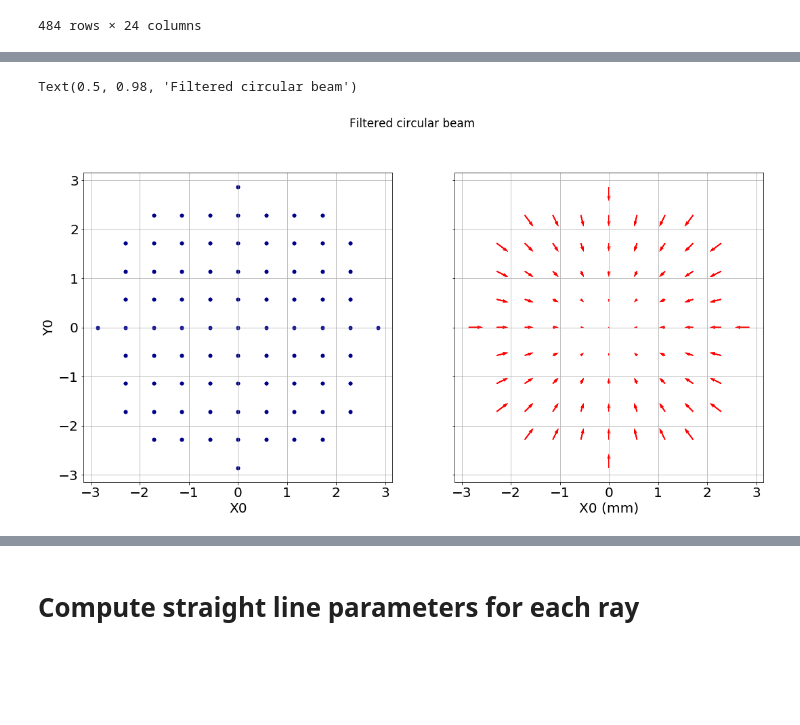
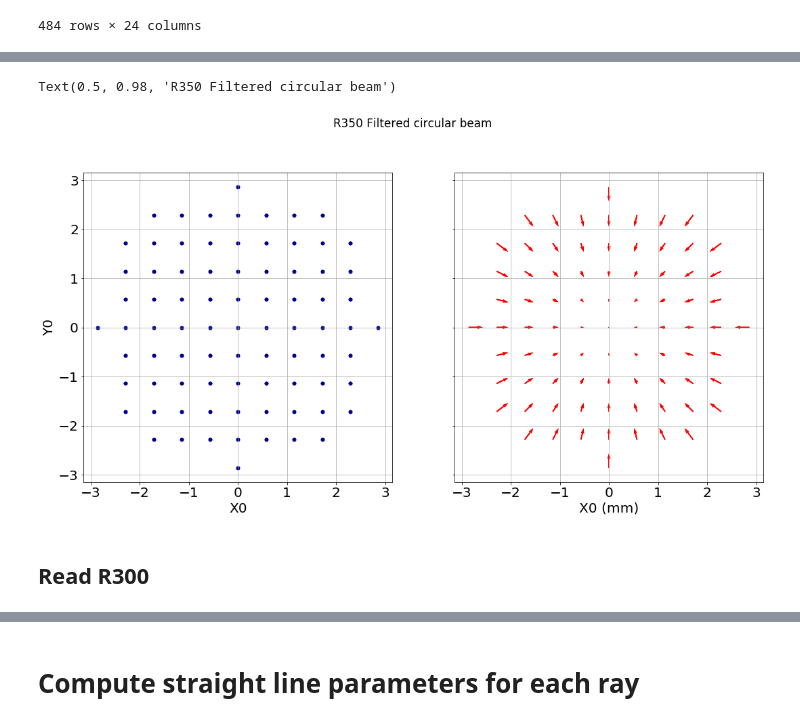
Before and after one commit to sylvielsstfr/OpticSimWthB4, a Jupyter notebook: Defocus/notebooks/DrawFocus_v3.ipynb, the cells around one changed output, grey strips where cells are left out. Cells and saved outputs as stored; diff of their text form; code cells hidden in the pictures; blank space fills up the shorter version.

```diff
--- a/Defocus/notebooks/DrawFocus_v3.ipynb
+++ b/Defocus/notebooks/DrawFocus_v3.ipynb
@@ -309,15 +327,17 @@ df_R350=df_filter.copy()
 # %%
 f, ((ax1, ax2)) = plt.subplots(1, 2,figsize=(18,9),sharex=True,sharey=True)
 df_filter.plot.scatter(x="X0", y="Y0",c="DarkBlue",marker="o",ax=ax1)
 ax1.set_aspect("equal")
 ax1.grid()
 
 q = ax2.quiver(df_filter["X0"], df_filter["Y0"], df_filter["U0"], df_filter["V0"],color="red")
 ax2.set_aspect("equal")
 ax2.set_xlabel("X0 (mm)")
 ax2.grid()
 
-plt.suptitle("Filtered circular beam")
+plt.suptitle("R350 Filtered circular beam")
 # %% [output]
-Text(0.5, 0.98, 'Filtered circular beam')
+Text(0.5, 0.98, 'R350 Filtered circular beam')
-[figure, old version]
+[figure, new version]
+# %% [markdown]
+## Read R300
```
Also changed, not shown: parts of 65 cells of this notebook, 3 other files.
